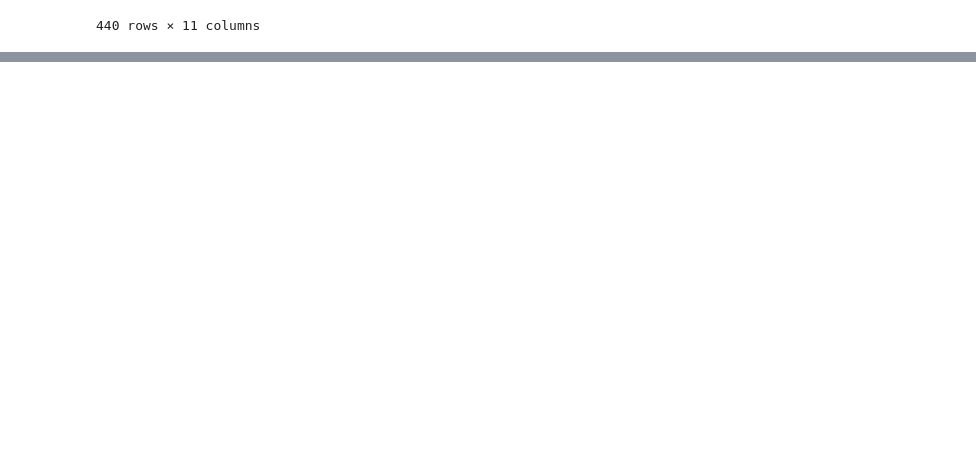
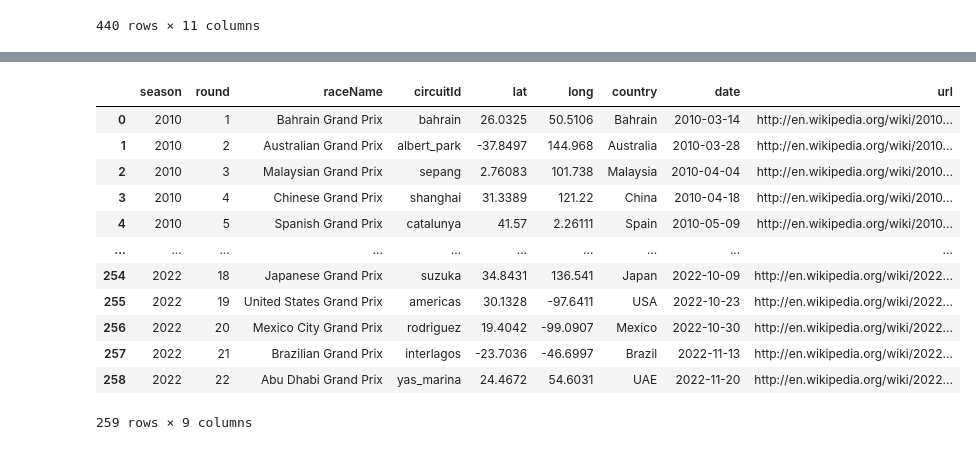
Before and after one commit to danielinski/formula-1-data, a Jupyter notebook: f1-analisis.ipynb, the cells around one changed output, grey strips where cells are left out. Saved outputs shown, nothing was run; the diff lists cells and outputs as text; code cells hidden in the pictures; blank space fills up the shorter version.

Commit message:
Data Frame de tabla races

```diff
--- a/f1-analisis.ipynb
+++ b/f1-analisis.ipynb
@@ -64,0 +163,10 @@ df_results_2022.groupby(['position']).agg({'points':'sum'}).sort_values(by='poin
+# %%
+races = {"season":[],
+        "round":[],
+        "raceName" : [],
+        "circuitId":[],
+        "lat":[],
+        "long": [],
+        "country":[],
+        "date": [],
+        "url" : []}
@@ -64,0 +178,19 @@ df_results_2022.groupby(['position']).agg({'points':'sum'}).sort_values(by='poin
+# %%
+for year in list(range(2010,2023)):
+    url = "http://ergast.com/api/f1/{}.json"
+    response = requests.get(url.format(year))
+    content=json.loads(response.content)
+
+    #Ahora vamos a crear otro for para que por cada carrera que nos va a traer el de arriba tomemos los datos
+
+    for item in content['MRData']['RaceTable']['Races']:#Es decir por cada elemento que coforma esta lista que se muestra arriba
+
+        races["season"].append(int(item["season"])) #Es decir vamos ir de uno en uno  te mostrara un diccionario  de ahí vamos a tomar el "season" en cada año pero tomandolo como entero para ocuparlo después
+        races["round"].append(int(item["round"]))
+        races["raceName"].append(item["raceName"])
+        races["circuitId"].append(item["Circuit"]["circuitId"])
+        races["lat"].append(item["Circuit"]["Location"]["lat"])
+        races["long"].append(item["Circuit"]["Location"]["long"])
+        races["country"].append(item["Circuit"]["Location"]["country"])
+        races["date"].append(item["date"])
+        races["url"].append(item["url"])
@@ -64,0 +217,16 @@ df_results_2022.groupby(['position']).agg({'points':'sum'}).sort_values(by='poin
+# %%
+pd.DataFrame(races)
+# %% [output]
+|  | season | round | raceName | circuitId | lat | long | country | date | url |
+| 0 | 2010 | 1 | Bahrain Grand Prix | bahrain | 26.0325 | 50.5106 | Bahrain | 2010-03-14 | http://en.wikipedia.org/wiki/2010... |
+| 1 | 2010 | 2 | Australian Grand Prix | albert_park | -37.8497 | 144.968 | Australia | 2010-03-28 | http://en.wikipedia.org/wiki/2010... |
+| 2 | 2010 | 3 | Malaysian Grand Prix | sepang | 2.76083 | 101.738 | Malaysia | 2010-04-04 | http://en.wikipedia.org/wiki/2010... |
+| 3 | 2010 | 4 | Chinese Grand Prix | shanghai | 31.3389 | 121.22 | China | 2010-04-18 | http://en.wikipedia.org/wiki/2010... |
+| 4 | 2010 | 5 | Spanish Grand Prix | catalunya | 41.57 | 2.26111 | Spain | 2010-05-09 | http://en.wikipedia.org/wiki/2010... |
+| ... | ... | ... | ... | ... | ... | ... | ... | ... | ... |
+| 254 | 2022 | 18 | Japanese Grand Prix | suzuka | 34.8431 | 136.541 | Japan | 2022-10-09 | http://en.wikipedia.org/wiki/2022... |
+| 255 | 2022 | 19 | United States Grand Prix | americas | 30.1328 | -97.6411 | USA | 2022-10-23 | http://en.wikipedia.org/wiki/2022... |
+| 256 | 2022 | 20 | Mexico City Grand Prix | rodriguez | 19.4042 | -99.0907 | Mexico | 2022-10-30 | http://en.wikipedia.org/wiki/2022... |
+| 257 | 2022 | 21 | Brazilian Grand Prix | interlagos | -23.7036 | -46.6997 | Brazil | 2022-11-13 | http://en.wikipedia.org/wiki/2022... |
+| 258 | 2022 | 22 | Abu Dhabi Grand Prix | yas_marina | 24.4672 | 54.6031 | UAE | 2022-11-20 | http://en.wikipedia.org/wiki/2022... |
+259 rows × 9 columns
```
Also changed, not shown: parts of 26 cells of this notebook.
